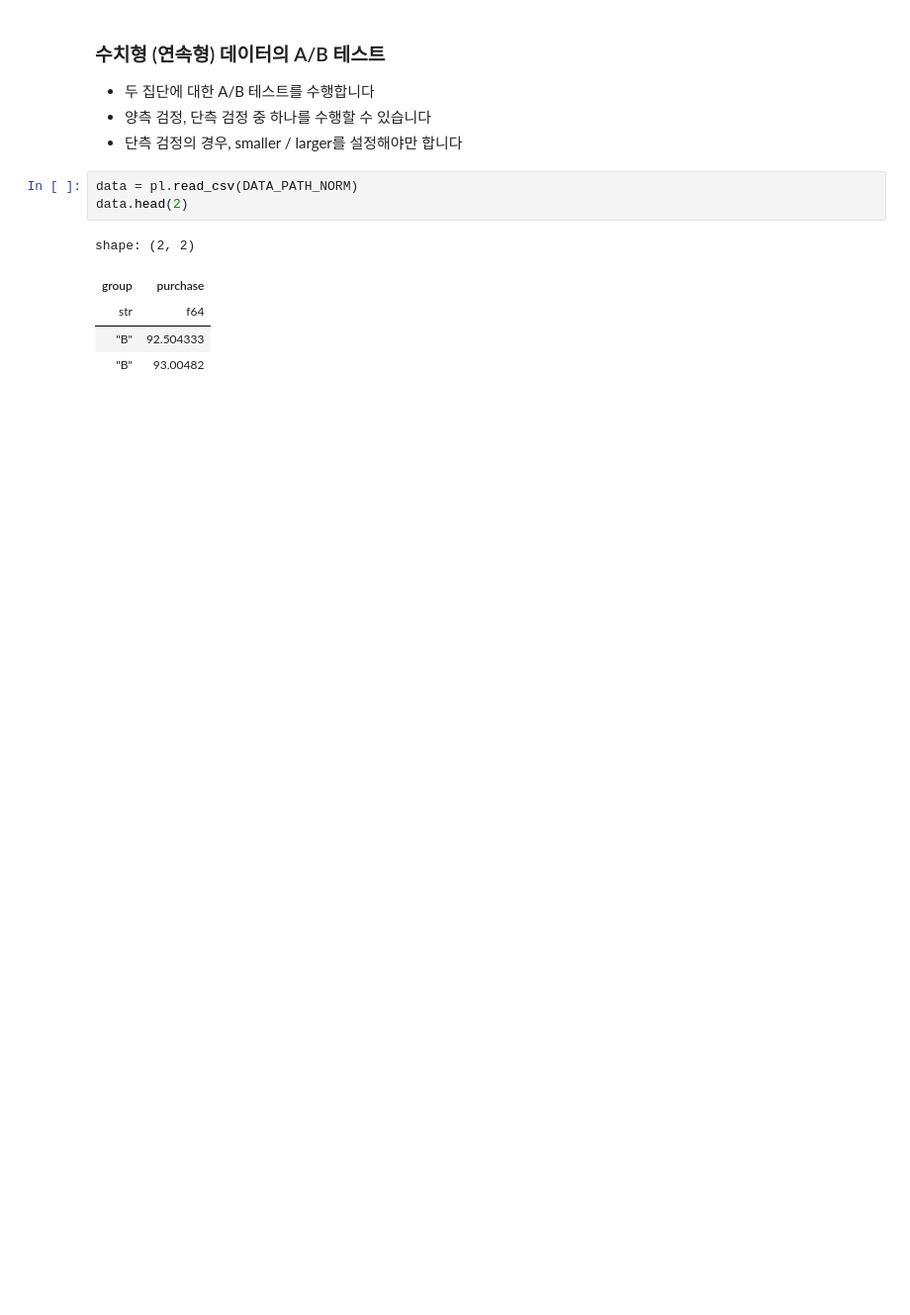
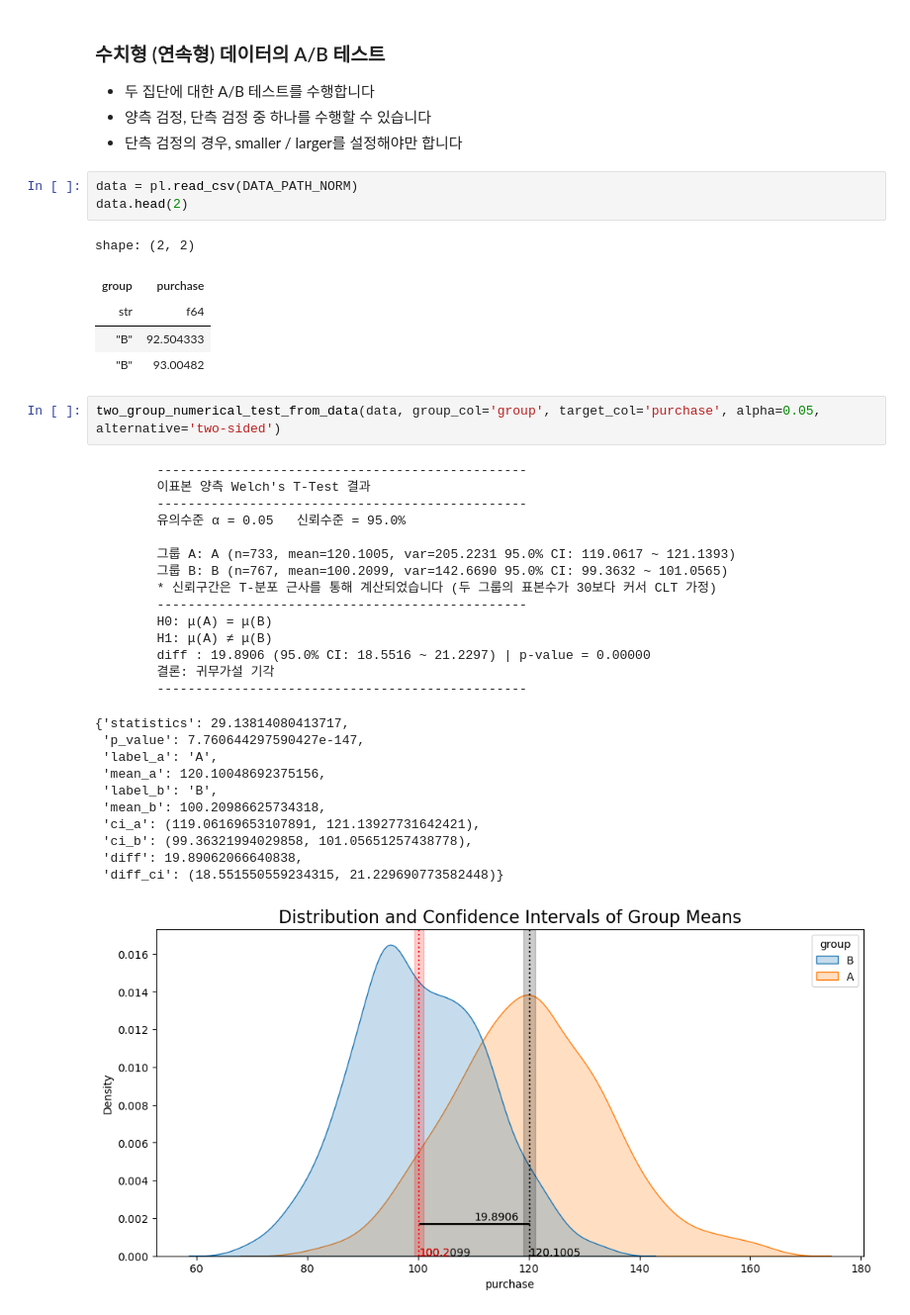
Before and after one commit to Sty1ish/DataAnalyticsTools, a Jupyter notebook: examples/ABTest-Example.ipynb, the cells around one changed output. Shown at 99% size. Cells and saved outputs as stored; diff of their text form; blank space fills up the shorter version.

```diff
--- a/examples/ABTest-Example.ipynb
+++ b/examples/ABTest-Example.ipynb
@@ -148,3 +150,31 @@ shape: (2, 2)
 | str | f64 |
 | "B" | 92.504333 |
 | "B" | 93.00482 |
+# %%
+two_group_numerical_test_from_data(data, group_col='group', target_col='purchase', alpha=0.05, alternative='two-sided')
+# %% [output]
+        ------------------------------------------------
+        이표본 양측 Welch's T-Test 결과
+        ------------------------------------------------
+        유의수준 α = 0.05   신뢰수준 = 95.0%
+
+        그룹 A: A (n=733, mean=120.1005, var=205.2231 95.0% CI: 119.0617 ~ 121.1393)
+        그룹 B: B (n=767, mean=100.2099, var=142.6690 95.0% CI: 99.3632 ~ 101.0565)
+        * 신뢰구간은 T-분포 근사를 통해 계산되었습니다 (두 그룹의 표본수가 30보다 커서 CLT 가정)
+        ------------------------------------------------
+        H0: μ(A) = μ(B)
+        H1: μ(A) ≠ μ(B)
+        diff : 19.8906 (95.0% CI: 18.5516 ~ 21.2297) | p-value = 0.00000
+        결론: 귀무가설 기각
+        ------------------------------------------------
+{'statistics': 29.13814080413717,
+ 'p_value': 7.760644297590427e-147,
+ 'label_a': 'A',
+ 'mean_a': 120.10048692375156,
+ 'label_b': 'B',
+ 'mean_b': 100.20986625734318,
+ 'ci_a': (119.06169653107891, 121.13927731642421),
+ 'ci_b': (99.36321994029858, 101.05651257438778),
+ 'diff': 19.89062066640838,
+ 'diff_ci': (18.551550559234315, 21.229690773582448)}
+[figure, added]
```
Also changed, not shown: parts of 3 cells of this notebook.
